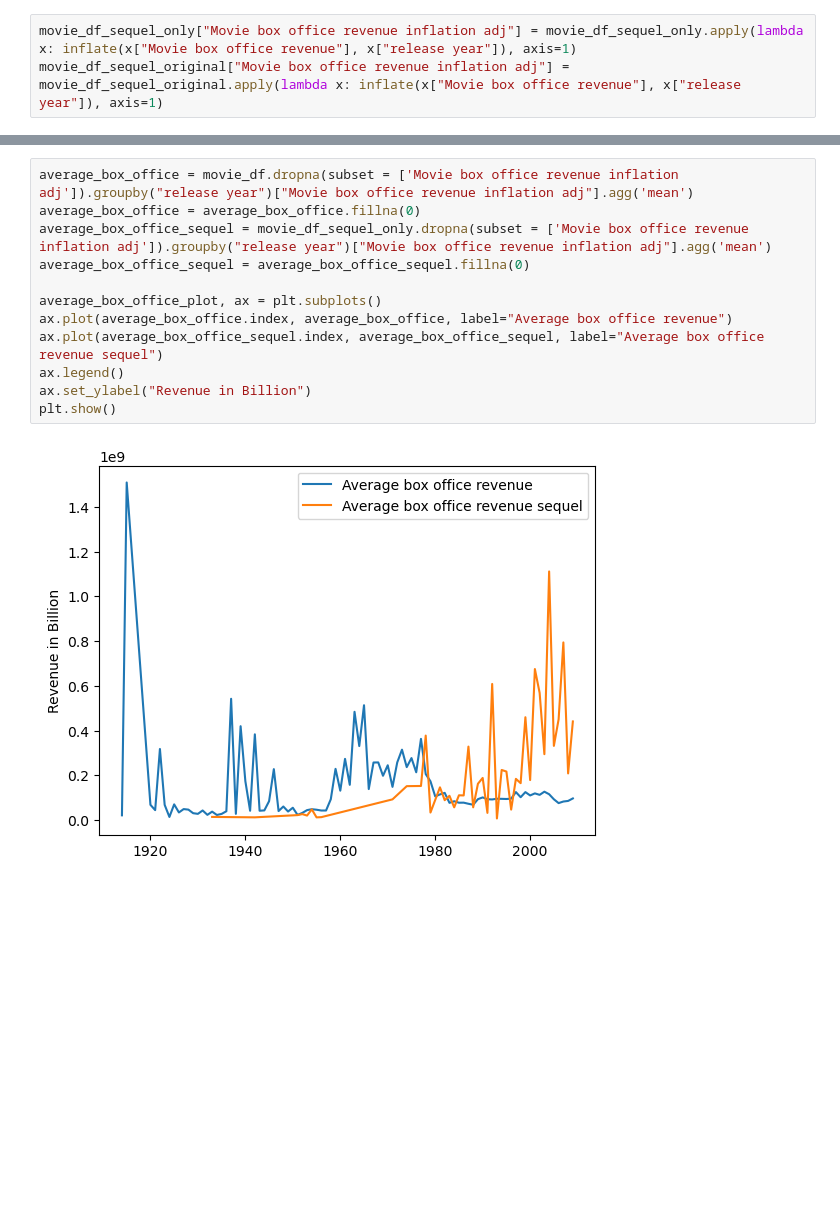
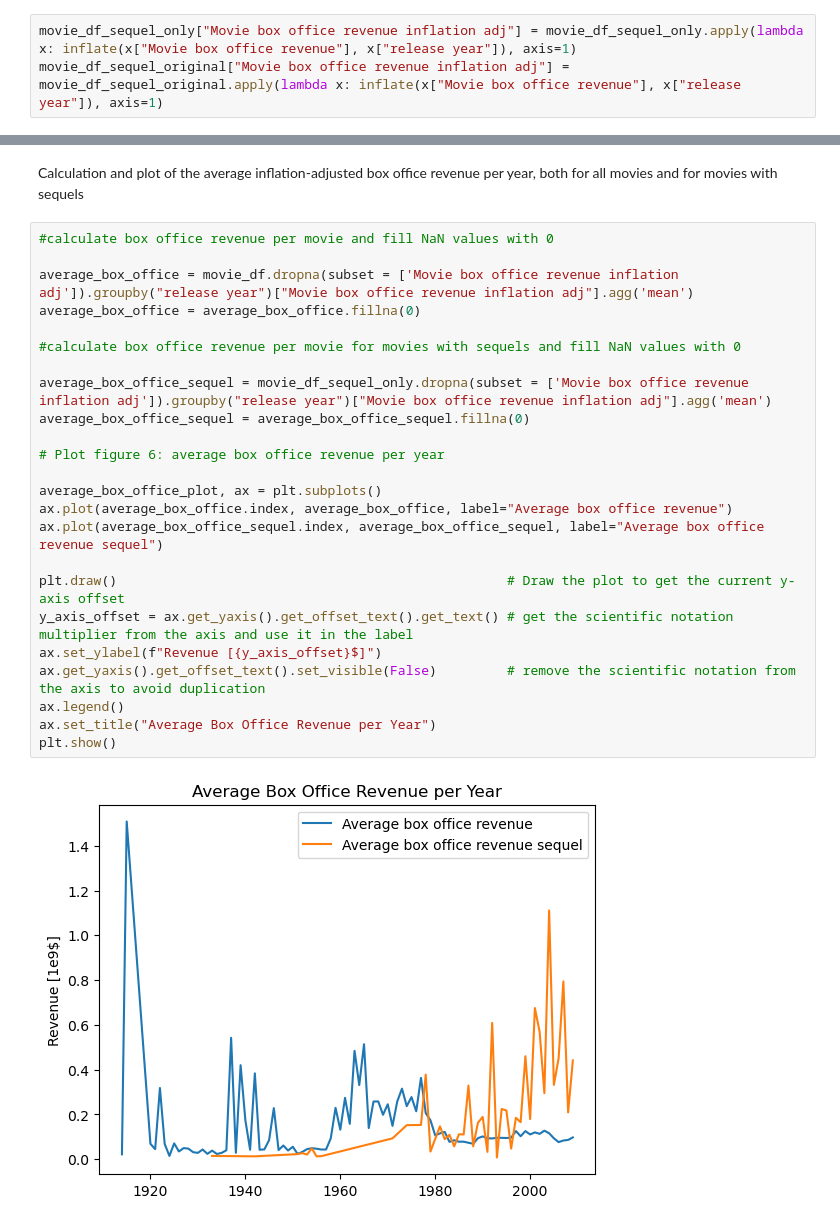
Before and after one commit to epfl-ada/ada-2024-project-onceuponatimeindata, a Jupyter notebook: dat_analysis.ipynb, the cells around one changed output, grey strips where cells are left out. Cells and saved outputs as stored; diff of their text form; blank space fills up the shorter version.

```diff
--- a/dat_analysis.ipynb
+++ b/dat_analysis.ipynb
@@ -144,15 +211,29 @@ plt.show()
+# %% [markdown]
+Calculation and plot of the average inflation-adjusted box office revenue per year, both for all movies and for movies with sequels
 # %%
+#calculate box office revenue per movie and fill NaN values with 0
+
 average_box_office = movie_df.dropna(subset = ['Movie box office revenue inflation adj']).groupby("release year")["Movie box office revenue inflation adj"].agg('mean')
 average_box_office = average_box_office.fillna(0)
+
+#calculate box office revenue per movie for movies with sequels and fill NaN values with 0
+
 average_box_office_sequel = movie_df_sequel_only.dropna(subset = ['Movie box office revenue inflation adj']).groupby("release year")["Movie box office revenue inflation adj"].agg('mean')
 average_box_office_sequel = average_box_office_sequel.fillna(0)
+
+# Plot figure 6: average box office revenue per year
 
 average_box_office_plot, ax = plt.subplots()
 ax.plot(average_box_office.index, average_box_office, label="Average box office revenue")
 ax.plot(average_box_office_sequel.index, average_box_office_sequel, label="Average box office revenue sequel")
+
+plt.draw()                                                  # Draw the plot to get the current y-axis offset
+y_axis_offset = ax.get_yaxis().get_offset_text().get_text() # get the scientific notation multiplier from the axis and use it in the label
+ax.set_ylabel(f"Revenue [{y_axis_offset}$]")
+ax.get_yaxis().get_offset_text().set_visible(False)         # remove the scientific notation from the axis to avoid duplication
 ax.legend()
-ax.set_ylabel("Revenue in Billion")
+ax.set_title("Average Box Office Revenue per Year")
 plt.show()
 # %% [output]
-[figure, old version]
+[figure, new version]
 # %% [markdown]
```
Also changed, not shown: parts of 34 cells of this notebook.
